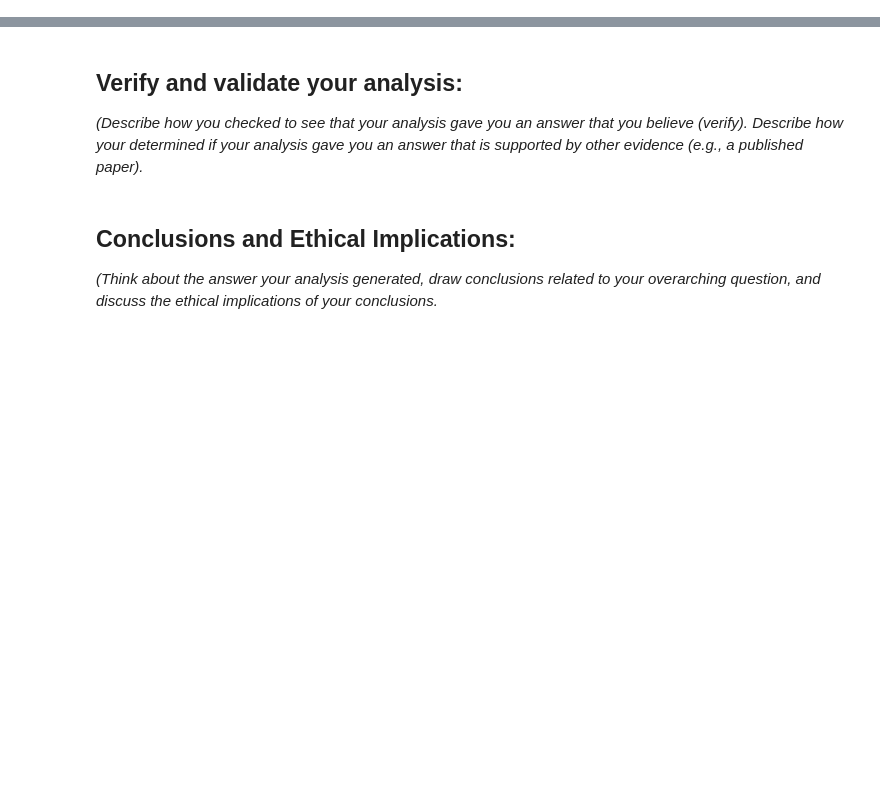
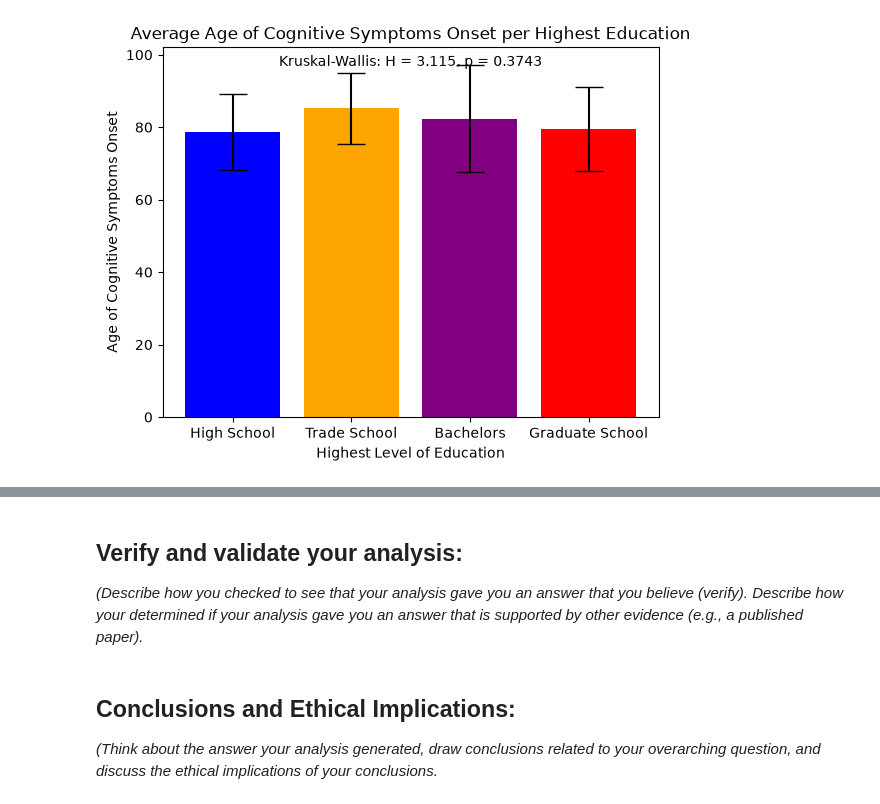
Before and after one commit to charlottelim3/bme2315module1, a Jupyter notebook: charlotte_data/Module 1_char.ipynb, the cells around one changed output, grey strips where cells are left out. Drawn from its saved outputs; the diff is of its cells as text; code cells hidden in the pictures; blank space fills up the shorter version.

```diff
--- a/charlotte_data/Module 1_char.ipynb
+++ b/charlotte_data/Module 1_char.ipynb
@@ -121,0 +144,21 @@ class Patient:
+# %%
+high_school_ageSym = []
+trade_school_ageSym = []
+bachelors_ageSym = []
+grad_school_ageSym = []
+
+for p in Patient.filter(Patient.all_patients, highestEd = "High School"): #create patient lists
+    if p.ageofSym is not None: # Only add dementia-diagnosed patients to the list
+        high_school_ageSym.append(p.ageofSym)
+for p in Patient.filter(Patient.all_patients, highestEd = "Trade School/ Tech School"): #create patient lists
+    if p.ageofSym is not None:
+        trade_school_ageSym.append(p.ageofSym)
+for p in Patient.filter(Patient.all_patients, highestEd = "Bachelors"): #create patient lists
+    if p.ageofSym is not None:
+        bachelors_ageSym.append(p.ageofSym)
+for p in Patient.filter(Patient.all_patients, highestEd = "Graduate (PhD/Masters)"): #create patient lists
+    if p.ageofSym is not None:
+        grad_school_ageSym.append(p.ageofSym)
+for p in Patient.filter(Patient.all_patients, highestEd = "Professional"): #create patient lists
+    if p.ageofSym is not None:
+        grad_school_ageSym.append(p.ageofSym)
@@ -121,0 +200,26 @@ class Patient:
+# %%
+# Means
+x_hs_bar = (statistics.mean(high_school_ageSym))
+x_trades_bar = (statistics.mean(trade_school_ageSym))
+x_bs_bar = (statistics.mean(bachelors_ageSym))
+x_grads_bar = (statistics.mean(grad_school_ageSym))
+
+# Standard Deviations
+hs_stdev = (statistics.stdev(high_school_ageSym))
+trades_stdev = (statistics.stdev(trade_school_ageSym))
+bs_stdev = (statistics.stdev(bachelors_ageSym))
+grads_stdev = (statistics.stdev(grad_school_ageSym))
+
+# Make plots
+genotype_cols = ['High School', 'Trade School', 'Bachelors','Graduate School']
+mean_genotype = [x_hs_bar, x_trades_bar, x_bs_bar, x_grads_bar]
+stdev_genotype = [hs_stdev, trades_stdev, bs_stdev, grads_stdev]
+yerr = stdev_genotype
+plt.bar(genotype_cols, mean_genotype, yerr=yerr, capsize=10, color=["blue", "orange", "purple", "red"])
+plt.title("Average Age of Cognitive Symptoms Onset per Highest Education Level")
+plt.xlabel("Highest Level of Education")
+plt.ylabel("Age of Cognitive Symptoms Onset")
+plt.text(0.5, 0.95, f"Kruskal-Wallis: H = {stat:.3f}, p = {p:.4f}", transform=plt.gca().transAxes, ha="center")
+plt.show()
+# %% [output]
+[figure, added]
```
Also changed, not shown: parts of 20 cells of this notebook, 1 other file.
